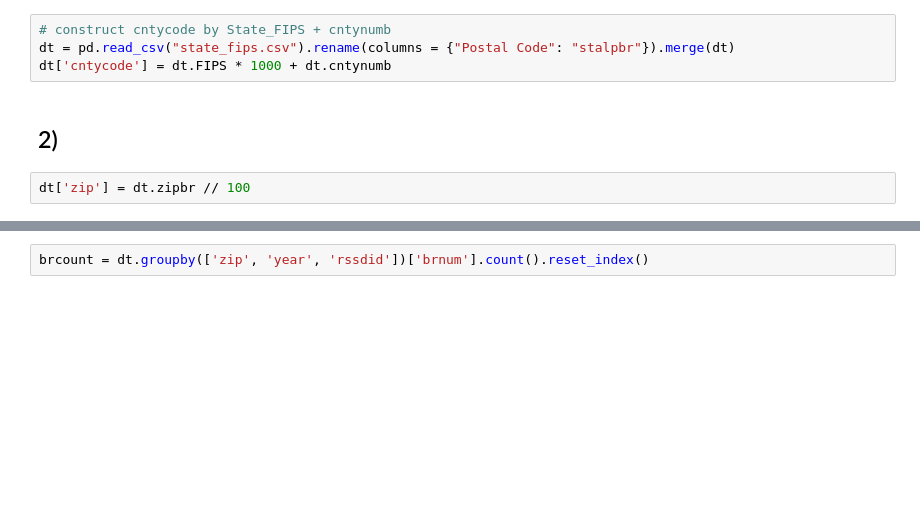
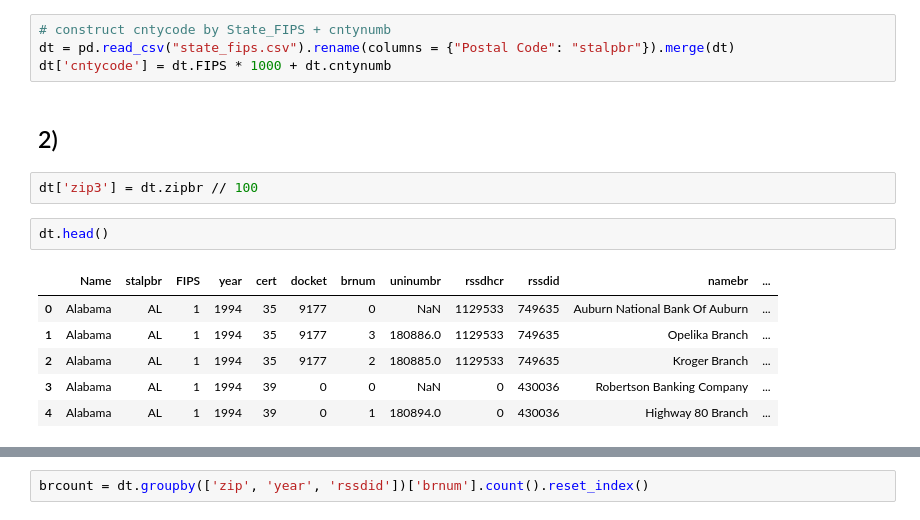
Before and after one commit to FuZhiyu/corporate_finance_II, a Jupyter notebook: pset_3/pset_3.ipynb, the cells around one changed output, grey strips where cells are left out. Cells and saved outputs as stored; diff of their text form; blank space fills up the shorter version.

```diff
--- a/pset_3/pset_3.ipynb
+++ b/pset_3/pset_3.ipynb
@@ -19,4 +19,13 @@ dt['cntycode'] = dt.FIPS * 1000 + dt.cntynumb
 # %% [markdown]
 ## 2)
 # %%
-dt['zip'] = dt.zipbr // 100
+dt['zip3'] = dt.zipbr // 100
+# %%
+dt.head()
+# %% [output]
+|  | Name | stalpbr | FIPS | year | cert | docket | brnum | uninumbr | rssdhcr | rssdid | namebr | ... |
+| 0 | Alabama | AL | 1 | 1994 | 35 | 9177 | 0 | NaN | 1129533 | 749635 | Auburn National Bank Of Auburn | ... |
+| 1 | Alabama | AL | 1 | 1994 | 35 | 9177 | 3 | 180886.0 | 1129533 | 749635 | Opelika Branch | ... |
+| 2 | Alabama | AL | 1 | 1994 | 35 | 9177 | 2 | 180885.0 | 1129533 | 749635 | Kroger Branch | ... |
+| 3 | Alabama | AL | 1 | 1994 | 39 | 0 | 0 | NaN | 0 | 430036 | Robertson Banking Company | ... |
+| 4 | Alabama | AL | 1 | 1994 | 39 | 0 | 1 | 180894.0 | 0 | 430036 | Highway 80 Branch | ... |
```
Also changed, not shown: parts of 29 cells of this notebook, 9 other files.
